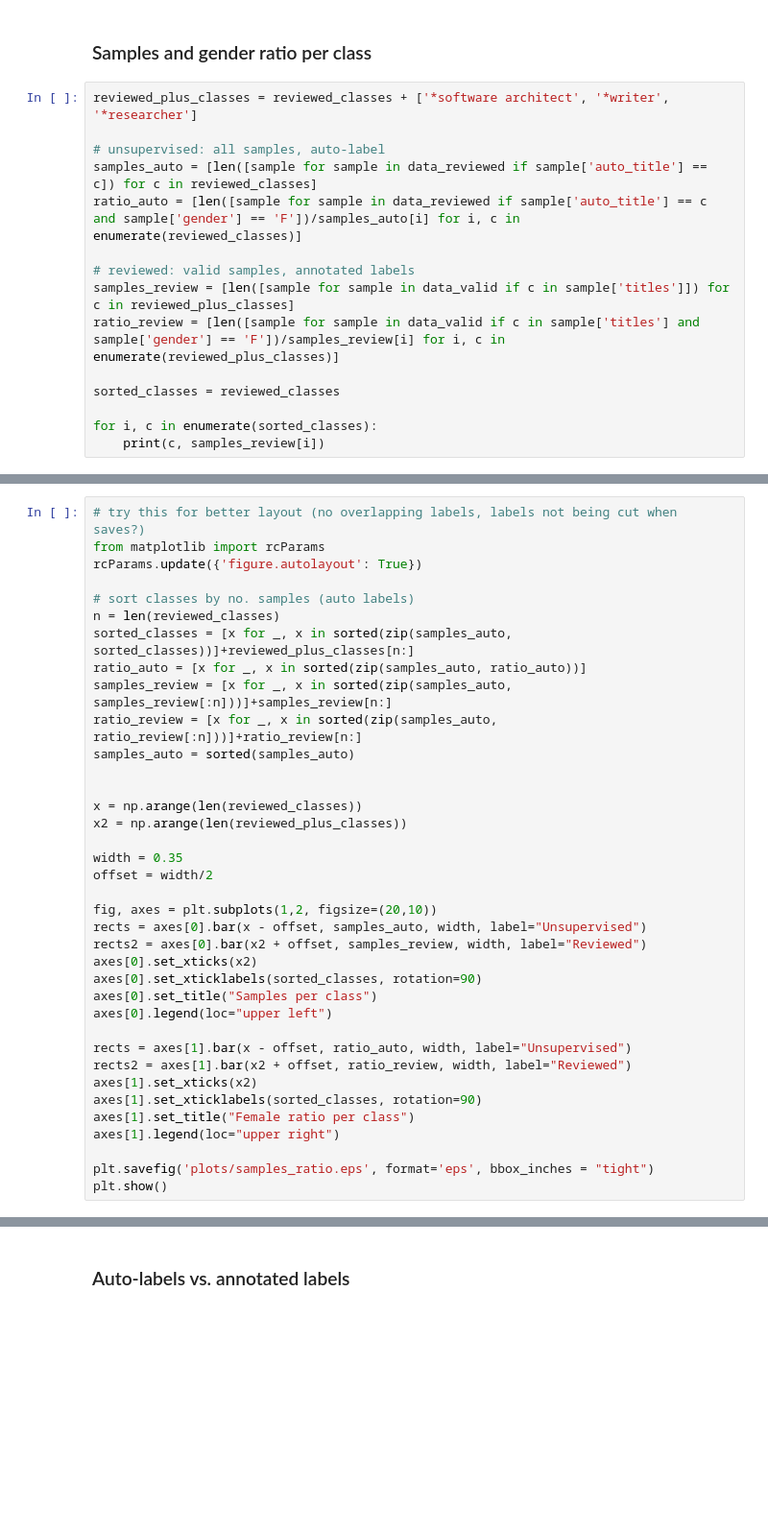
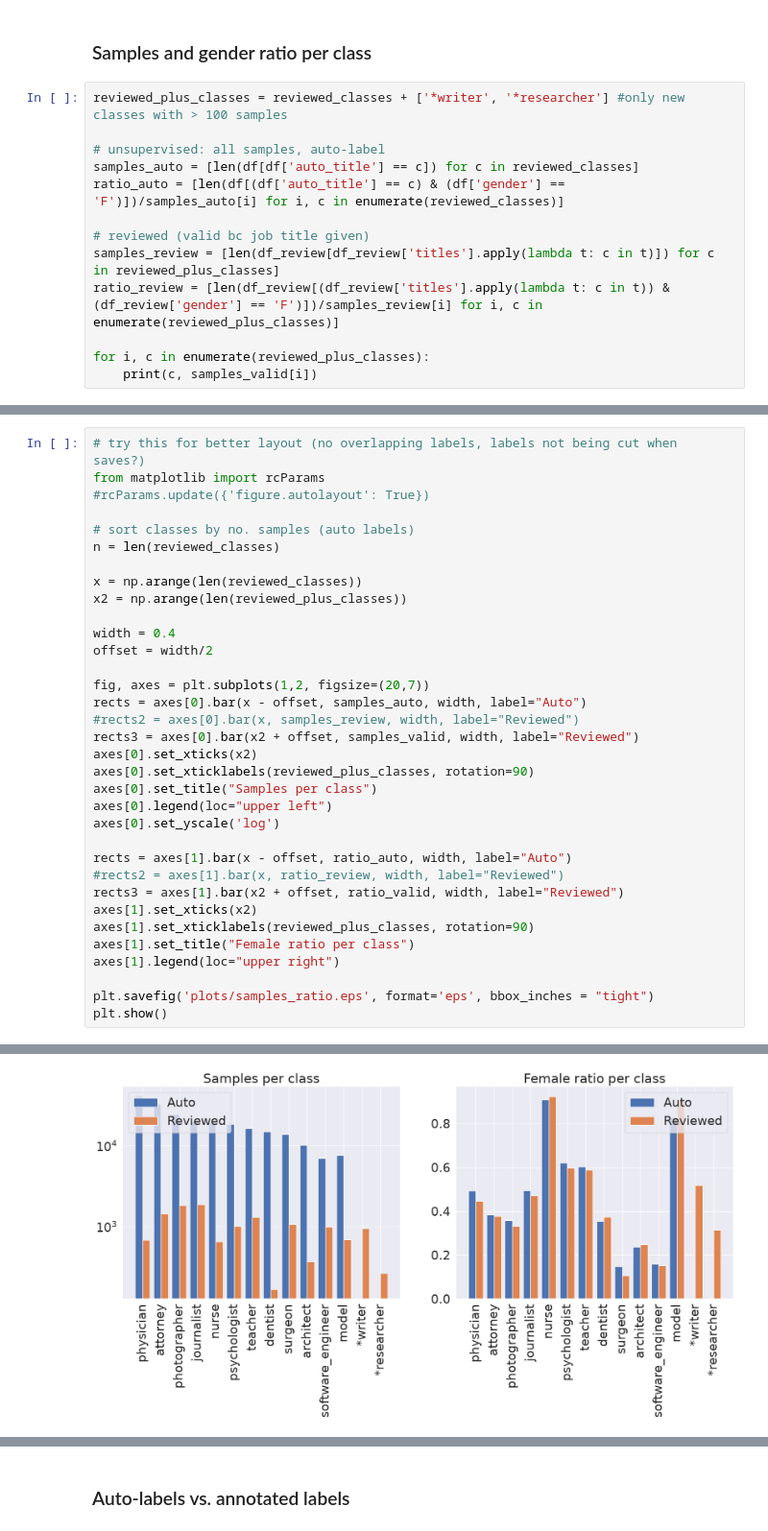
Before and after one commit to HammerLabML/MeasuringFairnessWithBiasedData, a Jupyter notebook: data_review.ipynb, the cells around one changed output, grey strips where cells are left out. Shown at 96% size. Saved outputs shown, nothing was run; the diff lists cells and outputs as text; blank space fills up the shorter version.

```diff
--- a/data_review.ipynb
+++ b/data_review.ipynb
@@ -142,17 +235,15 @@ df_to_latex(review_df.loc[:, ['nurse', 'photographer', 'physician', 'attorney',
 # %% [markdown]
 ### Samples and gender ratio per class
 # %%
-reviewed_plus_classes = reviewed_classes + ['*software architect', '*writer', '*researcher']
+reviewed_plus_classes = reviewed_classes + ['*writer', '*researcher'] #only new classes with > 100 samples
 
 # unsupervised: all samples, auto-label
-samples_auto = [len([sample for sample in data_reviewed if sample['auto_title'] == c]) for c in reviewed_classes]
-ratio_auto = [len([sample for sample in data_reviewed if sample['auto_title'] == c and sample['gender'] == 'F'])/samples_auto[i] for i, c in enumerate(reviewed_classes)]
+samples_auto = [len(df[df['auto_title'] == c]) for c in reviewed_classes]
+ratio_auto = [len(df[(df['auto_title'] == c) & (df['gender'] == 'F')])/samples_auto[i] for i, c in enumerate(reviewed_classes)]
 
-# reviewed: valid samples, annotated labels
-samples_review = [len([sample for sample in data_valid if c in sample['titles']]) for c in reviewed_plus_classes]
-ratio_review = [len([sample for sample in data_valid if c in sample['titles'] and sample['gender'] == 'F'])/samples_review[i] for i, c in enumerate(reviewed_plus_classes)]
+# reviewed (valid bc job title given)
+samples_review = [len(df_review[df_review['titles'].apply(lambda t: c in t)]) for c in reviewed_plus_classes]
+ratio_review = [len(df_review[(df_review['titles'].apply(lambda t: c in t)) & (df_review['gender'] == 'F')])/samples_review[i] for i, c in enumerate(reviewed_plus_classes)]
 
-sorted_classes = reviewed_classes
-
-for i, c in enumerate(sorted_classes):
-    print(c, samples_review[i])
+for i, c in enumerate(reviewed_plus_classes):
+    print(c, samples_valid[i])
@@ -159,37 +278,35 @@ for i, c in enumerate(sorted_classes):
 # %%
 # try this for better layout (no overlapping labels, labels not being cut when saves?)
 from matplotlib import rcParams
-rcParams.update({'figure.autolayout': True})
+#rcParams.update({'figure.autolayout': True})
 
 # sort classes by no. samples (auto labels)
 n = len(reviewed_classes)
-sorted_classes = [x for _, x in sorted(zip(samples_auto, sorted_classes))]+reviewed_plus_classes[n:]
-ratio_auto = [x for _, x in sorted(zip(samples_auto, ratio_auto))]
-samples_review = [x for _, x in sorted(zip(samples_auto, samples_review[:n]))]+samples_review[n:]
-ratio_review = [x for _, x in sorted(zip(samples_auto, ratio_review[:n]))]+ratio_review[n:]
-samples_auto = sorted(samples_auto)
-
 
 x = np.arange(len(reviewed_classes))
 x2 = np.arange(len(reviewed_plus_classes))
 
-width = 0.35
+width = 0.4
 offset = width/2
 
-fig, axes = plt.subplots(1,2, figsize=(20,10))
-rects = axes[0].bar(x - offset, samples_auto, width, label="Unsupervised")
-rects2 = axes[0].bar(x2 + offset, samples_review, width, label="Reviewed")
+fig, axes = plt.subplots(1,2, figsize=(20,7))
+rects = axes[0].bar(x - offset, samples_auto, width, label="Auto")
+#rects2 = axes[0].bar(x, samples_review, width, label="Reviewed")
+rects3 = axes[0].bar(x2 + offset, samples_valid, width, label="Reviewed")
 axes[0].set_xticks(x2)
-axes[0].set_xticklabels(sorted_classes, rotation=90)
+axes[0].set_xticklabels(reviewed_plus_classes, rotation=90)
 axes[0].set_title("Samples per class")
 axes[0].legend(loc="upper left")
+axes[0].set_yscale('log')
 
-rects = axes[1].bar(x - offset, ratio_auto, width, label="Unsupervised")
-rects2 = axes[1].bar(x2 + offset, ratio_review, width, label="Reviewed")
+rects = axes[1].bar(x - offset, ratio_auto, width, label="Auto")
+#rects2 = axes[1].bar(x, ratio_review, width, label="Reviewed")
+rects3 = axes[1].bar(x2 + offset, ratio_valid, width, label="Reviewed")
 axes[1].set_xticks(x2)
-axes[1].set_xticklabels(sorted_classes, rotation=90)
+axes[1].set_xticklabels(reviewed_plus_classes, rotation=90)
 axes[1].set_title("Female ratio per class")
 axes[1].legend(loc="upper right")
 
 plt.savefig('plots/samples_ratio.eps', format='eps', bbox_inches = "tight")
 plt.show()
+# %% [output]
@@ -196,3 +314,4 @@ plt.show()
+[figure, added]
 # %%
 # try this for better layout (no overlapping labels, labels not being cut when saves?)
 from matplotlib import rcParams
```
Also changed, not shown: parts of 25 cells of this notebook.
